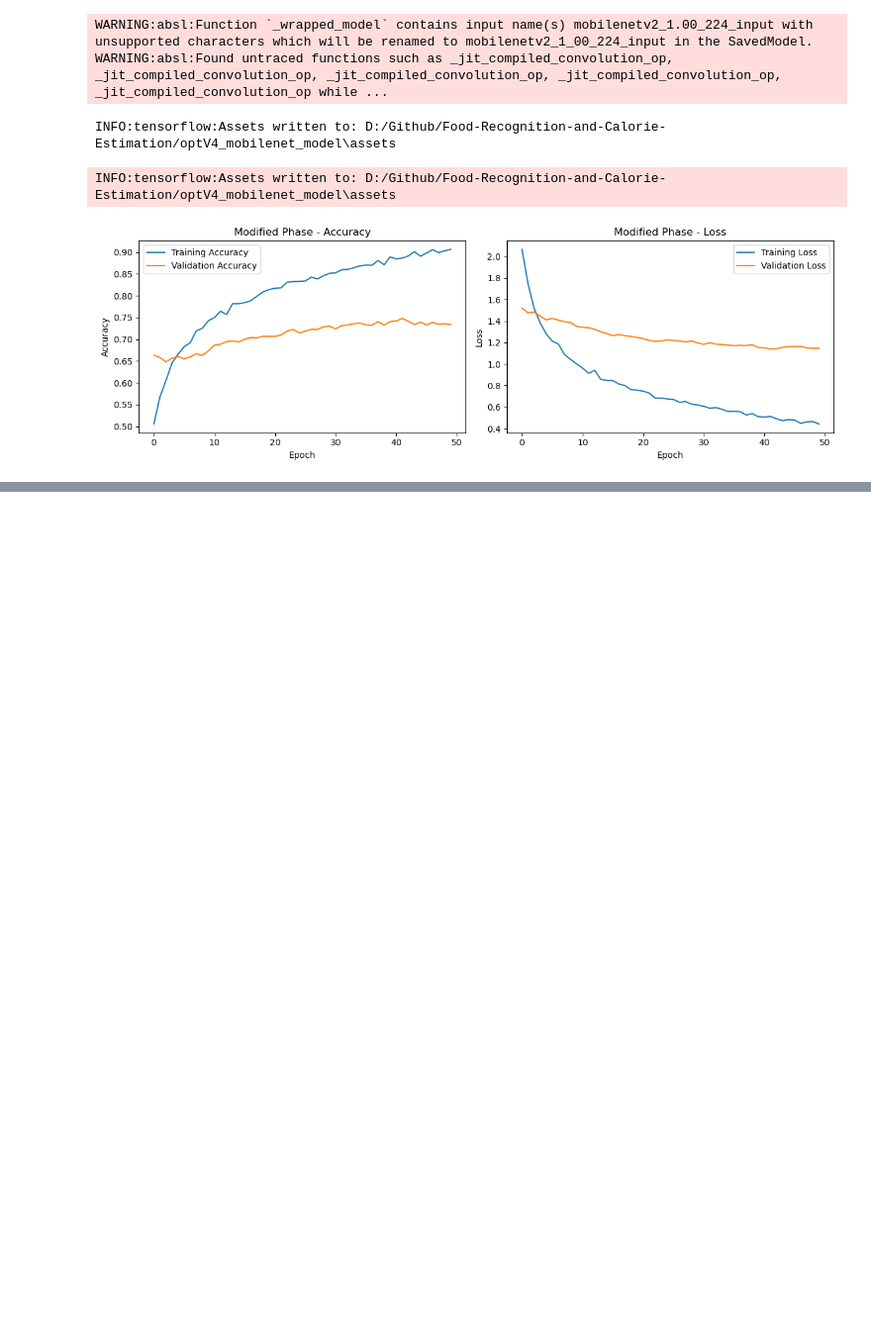
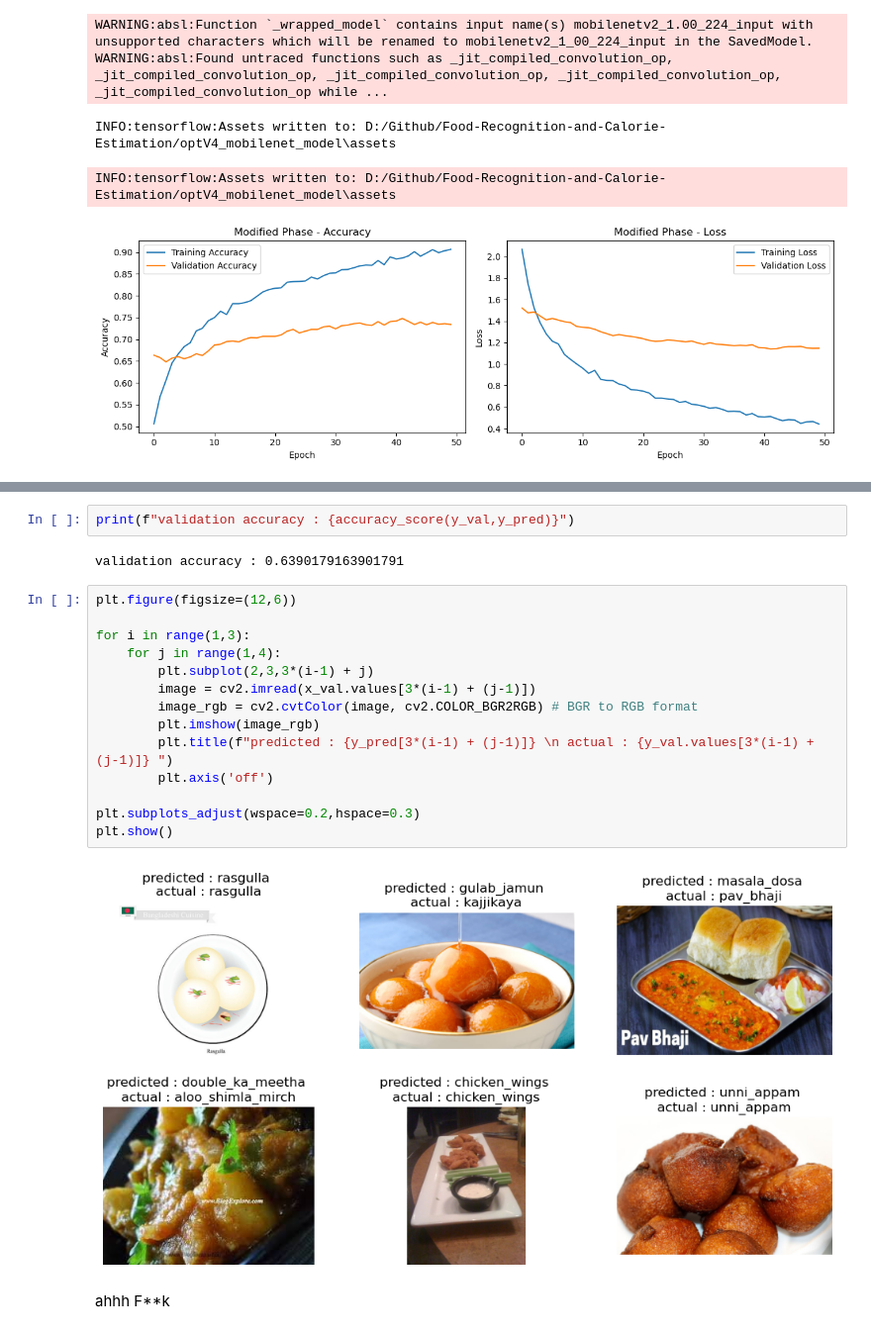
Before and after one commit to abhagyacharan/Food-Recognition-and-Calorie-Estimation, a Jupyter notebook: optimised.ipynb, the cells around one changed output, grey strips where cells are left out. Shown at 99% size. Drawn from its saved outputs; the diff is of its cells as text; blank space fills up the shorter version.

```diff
--- a/optimised.ipynb
+++ b/optimised.ipynb
@@ -1012,0 +1026,22 @@ INFO:tensorflow:Assets written to: D:/Github/Food-Recognition-and-Calorie-Estima
+# %%
+print(f"validation accuracy : {accuracy_score(y_val,y_pred)}")
+# %% [output]
+validation accuracy : 0.6390179163901791
+# %%
+plt.figure(figsize=(12,6))
+
+for i in range(1,3):
+    for j in range(1,4):
+        plt.subplot(2,3,3*(i-1) + j)
+        image = cv2.imread(x_val.values[3*(i-1) + (j-1)])
+        image_rgb = cv2.cvtColor(image, cv2.COLOR_BGR2RGB) # BGR to RGB format
+        plt.imshow(image_rgb)
+        plt.title(f"predicted : {y_pred[3*(i-1) + (j-1)]} \n actual : {y_val.values[3*(i-1) + (j-1)]} ")
+        plt.axis('off')
+
+plt.subplots_adjust(wspace=0.2,hspace=0.3)
+plt.show()
+# %% [output]
+[figure, added]
+# %% [markdown]
+ahhh F**k
```
Also changed, not shown: parts of 2 cells of this notebook.
